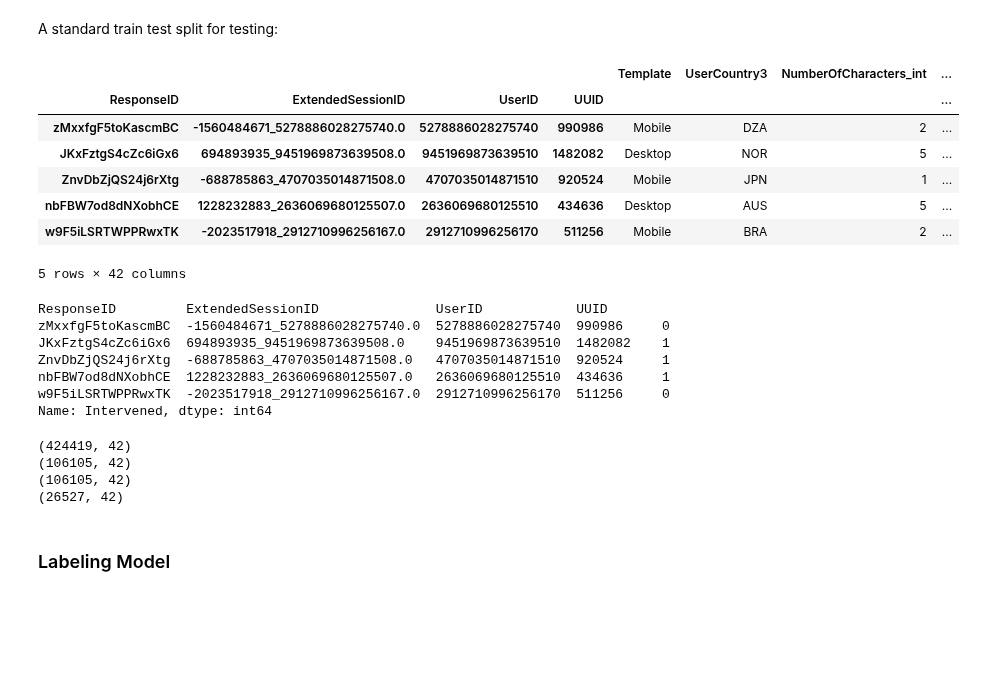
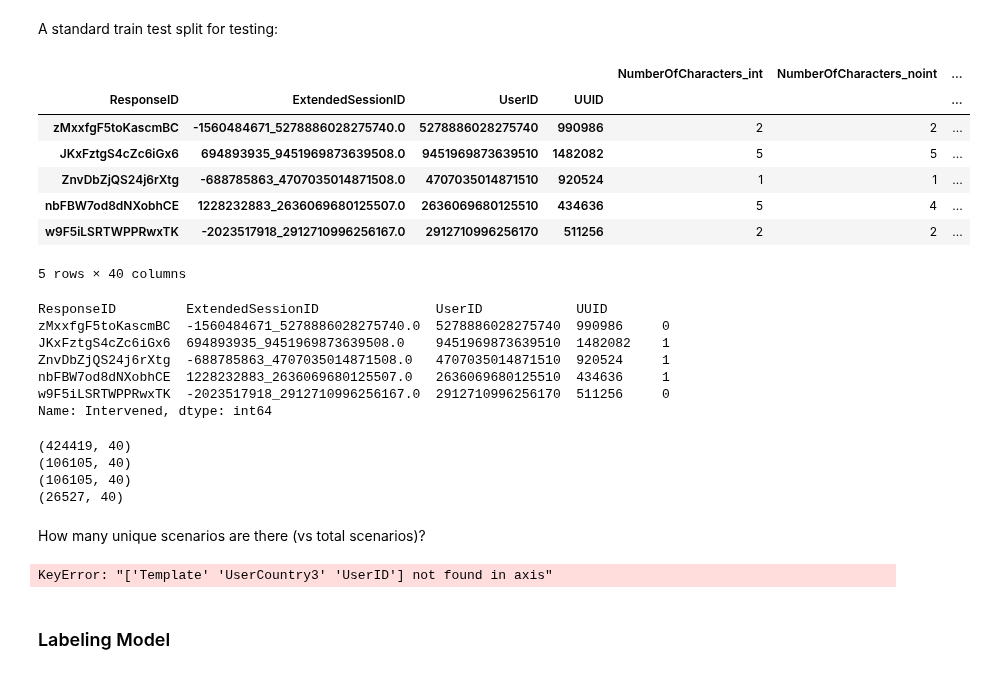
Before and after one commit to ryansteed/heuristic-moral-machine, a Jupyter notebook: jupyter/moralmachine.ipynb, the cells around one changed output. Drawn from its saved outputs; the diff is of its cells as text; code cells hidden in the pictures; blank space fills up the shorter version.

```diff
--- a/jupyter/moralmachine.ipynb
+++ b/jupyter/moralmachine.ipynb
@@ -413,30 +413,30 @@ A standard train test split for testing:
 # %%
 import hmm.classification
 importlib.reload(hmm.classification)
 from hmm.classification import train_test_val_dev_split
 
 def make_X_y(df):
-    X = df.drop(labels=["Intervened"], axis='columns', inplace=False)
+    X = df.drop(labels=["Intervened", "Template", "UserCountry3"], axis='columns', inplace=False)
     y = df["Intervened"]
     return X, y
 
 X, y = make_X_y(df_proc)
 X_train, X_test, X_val, X_dev, y_train, y_test, y_val, y_dev = train_test_val_dev_split(X, y)
 display(X_train.head())
 display(y_train.head())
 print(X_train.shape)
 print(X_test.shape)
 print(X_val.shape)
 print(X_dev.shape)
 # %% [output]
-|  |  |  |  | Template | UserCountry3 | NumberOfCharacters_int | ... |
-| ResponseID | ExtendedSessionID | UserID | UUID |  |  |  | ... |
-| zMxxfgF5toKascmBC | -1560484671_5278886028275740.0 | 5278886028275740 | 990986 | Mobile | DZA | 2 | ... |
-| JKxFztgS4cZc6iGx6 | 694893935_9451969873639508.0 | 9451969873639510 | 1482082 | Desktop | NOR | 5 | ... |
-| ZnvDbZjQS24j6rXtg | -688785863_4707035014871508.0 | 4707035014871510 | 920524 | Mobile | JPN | 1 | ... |
-| nbFBW7od8dNXobhCE | 1228232883_2636069680125507.0 | 2636069680125510 | 434636 | Desktop | AUS | 5 | ... |
-| w9F5iLSRTWPPRwxTK | -2023517918_2912710996256167.0 | 2912710996256170 | 511256 | Mobile | BRA | 2 | ... |
+|  |  |  |  | NumberOfCharacters_int | NumberOfCharacters_noint | ... |
+| ResponseID | ExtendedSessionID | UserID | UUID |  |  | ... |
+| zMxxfgF5toKascmBC | -1560484671_5278886028275740.0 | 5278886028275740 | 990986 | 2 | 2 | ... |
+| JKxFztgS4cZc6iGx6 | 694893935_9451969873639508.0 | 9451969873639510 | 1482082 | 5 | 5 | ... |
+| ZnvDbZjQS24j6rXtg | -688785863_4707035014871508.0 | 4707035014871510 | 920524 | 1 | 1 | ... |
+| nbFBW7od8dNXobhCE | 1228232883_2636069680125507.0 | 2636069680125510 | 434636 | 5 | 4 | ... |
+| w9F5iLSRTWPPRwxTK | -2023517918_2912710996256167.0 | 2912710996256170 | 511256 | 2 | 2 | ... |
-5 rows × 42 columns
+5 rows × 40 columns
 ResponseID         ExtendedSessionID               UserID            UUID
 zMxxfgF5toKascmBC  -1560484671_5278886028275740.0  5278886028275740  990986     0
 JKxFztgS4cZc6iGx6  694893935_9451969873639508.0    9451969873639510  1482082    1
@@ -444,10 +444,19 @@ ZnvDbZjQS24j6rXtg  -688785863_4707035014871508.0   4707035014871510  920524
 nbFBW7od8dNXobhCE  1228232883_2636069680125507.0   2636069680125510  434636     1
 w9F5iLSRTWPPRwxTK  -2023517918_2912710996256167.0  2912710996256170  511256     0
 Name: Intervened, dtype: int64
-(424419, 42)
-(106105, 42)
-(106105, 42)
-(26527, 42)
+(424419, 40)
+(106105, 40)
+(106105, 40)
+(26527, 40)
+# %% [markdown]
+How many unique scenarios are there (vs total scenarios)?
+# %%
+from scipy import stats
+
+counts = np.unique(X.values, axis=0, return_counts=True)
+stats.describe(counts[1])
+# %% [output]
+KeyError: "['Template' 'UserCountry3' 'UserID'] not found in axis"
 # %% [markdown]
 ### Labeling Model
 # %% [markdown]
```
Also changed, not shown: parts of 8 cells of this notebook, 11 other files.
